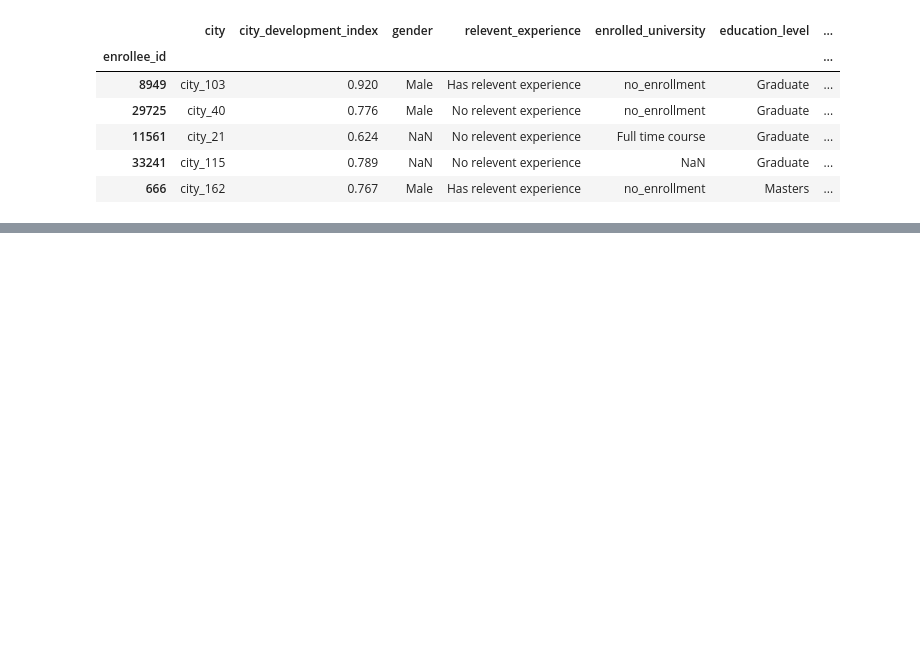
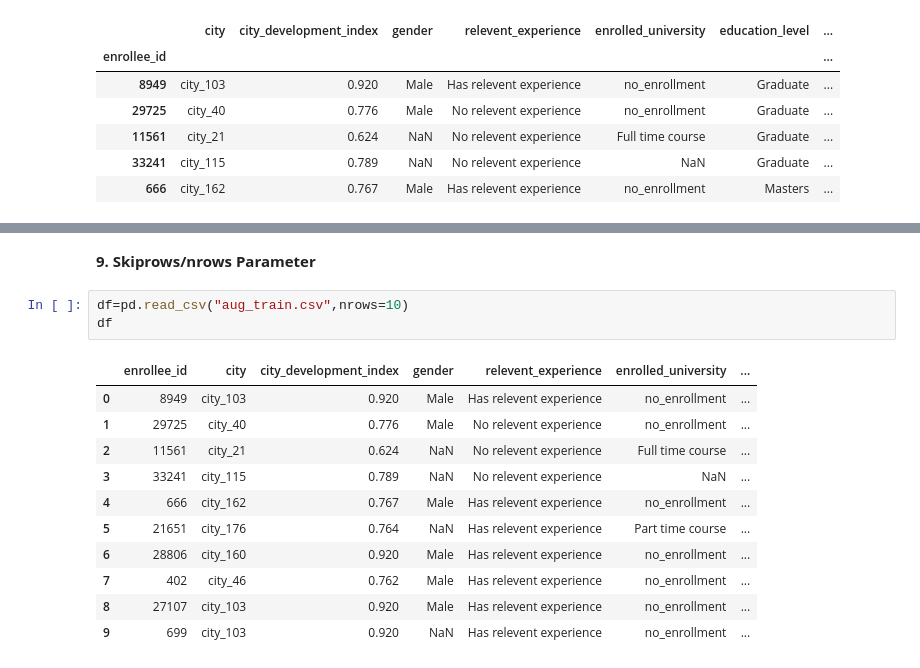
Before and after one commit to ajaykumar080286/feature_engineering, a Jupyter notebook: 1_Working_With_CSV.ipynb, the cells around one changed output, grey strips where cells are left out. Saved outputs shown, nothing was run; the diff lists cells and outputs as text; blank space fills up the shorter version.

```diff
--- a/1_Working_With_CSV.ipynb
+++ b/1_Working_With_CSV.ipynb
@@ -111,0 +151,17 @@ df.head()
+# %% [markdown]
+**9. Skiprows/nrows Parameter**
+# %%
+df=pd.read_csv("aug_train.csv",nrows=10)
+df
+# %% [output]
+|  | enrollee_id | city | city_development_index | gender | relevent_experience | enrolled_university | ... |
+| 0 | 8949 | city_103 | 0.920 | Male | Has relevent experience | no_enrollment | ... |
+| 1 | 29725 | city_40 | 0.776 | Male | No relevent experience | no_enrollment | ... |
+| 2 | 11561 | city_21 | 0.624 | NaN | No relevent experience | Full time course | ... |
+| 3 | 33241 | city_115 | 0.789 | NaN | No relevent experience | NaN | ... |
+| 4 | 666 | city_162 | 0.767 | Male | Has relevent experience | no_enrollment | ... |
+| 5 | 21651 | city_176 | 0.764 | NaN | Has relevent experience | Part time course | ... |
+| 6 | 28806 | city_160 | 0.920 | Male | Has relevent experience | no_enrollment | ... |
+| 7 | 402 | city_46 | 0.762 | Male | Has relevent experience | no_enrollment | ... |
+| 8 | 27107 | city_103 | 0.920 | Male | Has relevent experience | no_enrollment | ... |
+| 9 | 699 | city_103 | 0.920 | NaN | Has relevent experience | no_enrollment | ... |
```
Also changed, not shown: parts of 24 cells of this notebook.
